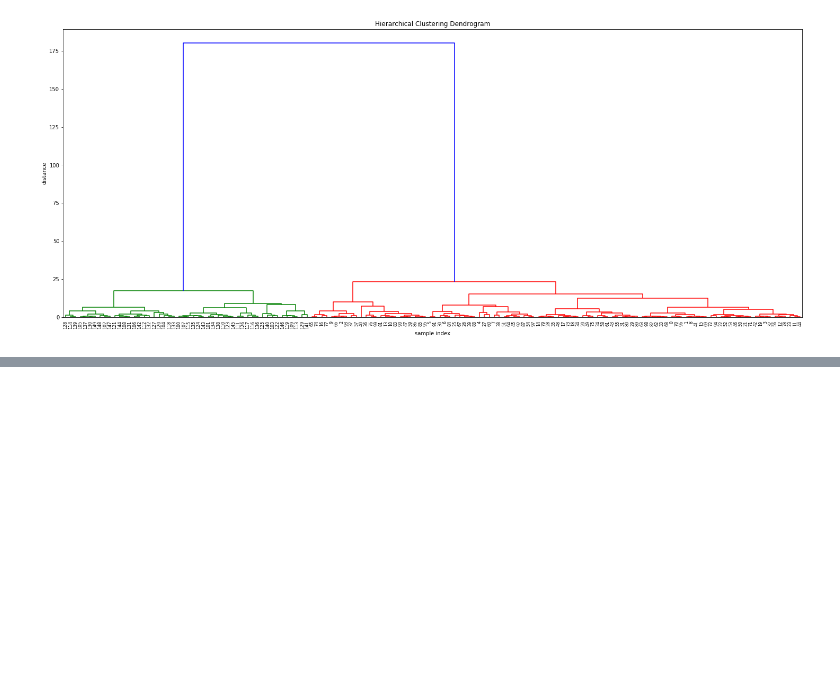
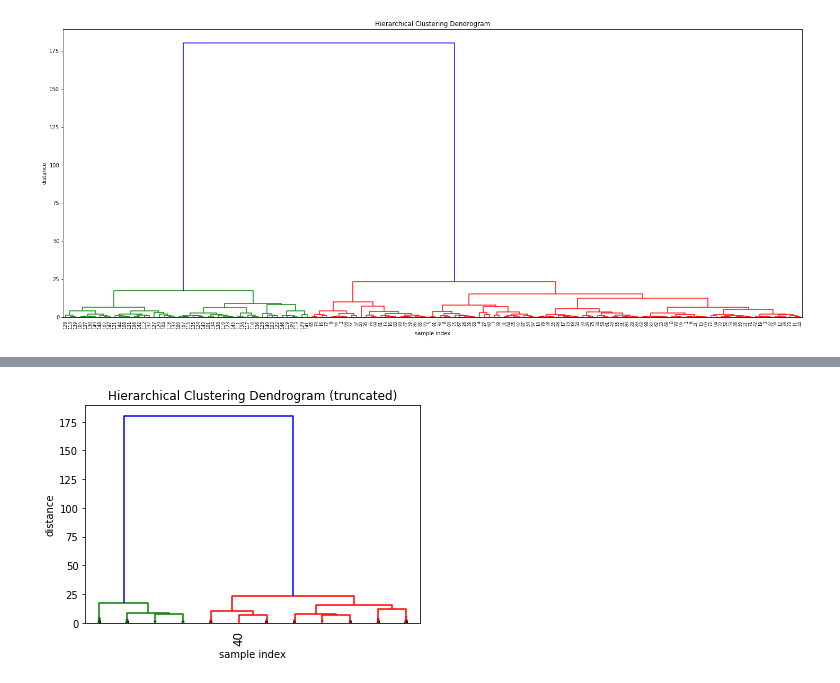
Before and after one commit to vaibhavsingal/INSOFE_Lab, a Jupyter notebook: Hierarchial_Clustering.ipynb, the cells around one changed output, grey strips where cells are left out. Saved outputs shown, nothing was run; the diff lists cells and outputs as text; code cells hidden in the pictures; blank space fills up the shorter version.

```diff
--- a/Hierarchial_Clustering.ipynb
+++ b/Hierarchial_Clustering.ipynb
@@ -155,0 +169,16 @@ plt.show()
+# %%
+plt.title('Hierarchical Clustering Dendrogram (truncated)')
+plt.xlabel('sample index')
+plt.ylabel('distance')
+dendrogram(
+    Z,
+    truncate_mode='lastp',  # show only the last p merged clusters
+    p=12,  # show only the last p merged clusters
+    show_leaf_counts=False,  # otherwise numbers in brackets are counts
+    leaf_rotation=90.,
+    leaf_font_size=12.,
+    show_contracted=True,  # to get a distribution impression in truncated branches
+)
+plt.show()
+# %% [output]
+[figure, added]
```
Also changed, not shown: parts of 6 cells of this notebook.
